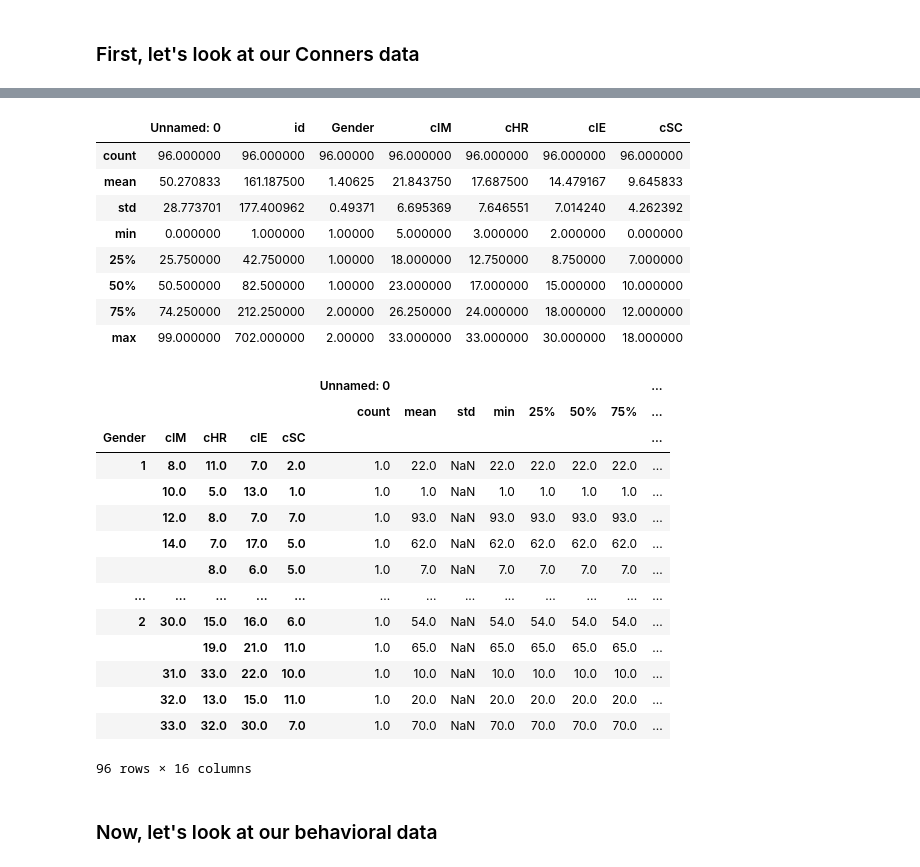
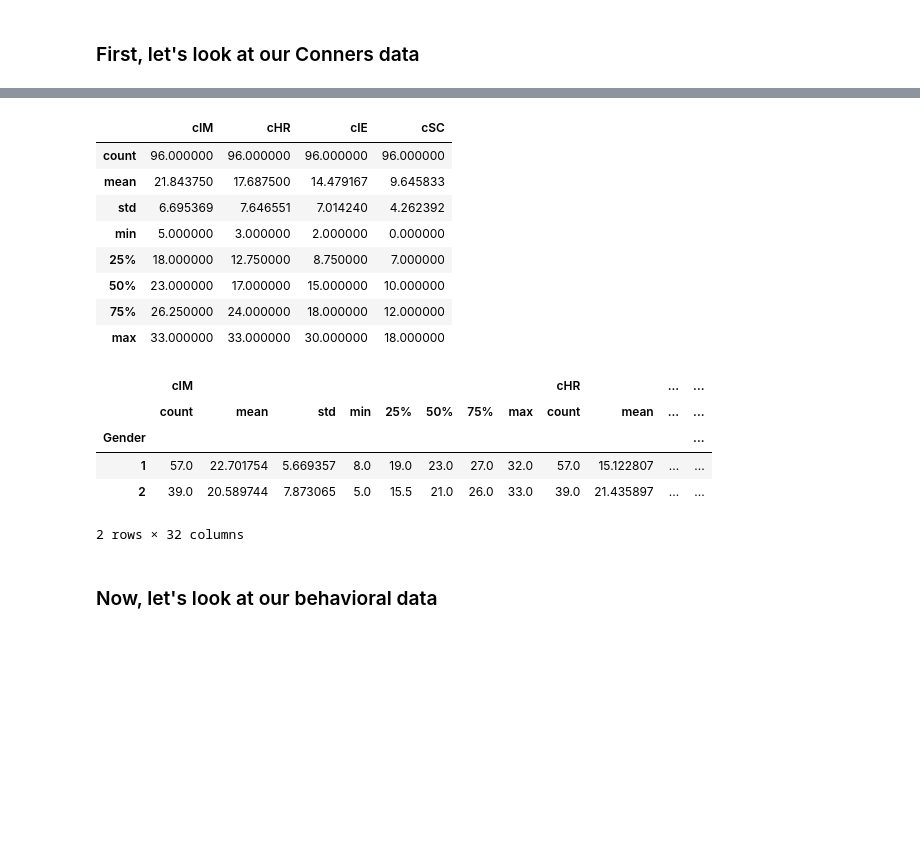
Before and after one commit to brainhack-school2020/ADHDsubtypes_project, a Jupyter notebook: Viz.ipynb, the cells around one changed output, grey strips where cells are left out. Saved outputs shown, nothing was run; the diff lists cells and outputs as text; code cells hidden in the pictures; blank space fills up the shorter version.

```diff
--- a/Viz.ipynb
+++ b/Viz.ipynb
@@ -23,0 +10,7 @@ dtype: object
+# %%
+df_conners = pd.read_csv('Data/df_connors', index_col=[0])
+df_behavioral = pd.read_csv('Data/df_behavioral', index_col=[0])
+df_eeg = pd.read_csv('Data/df_eeg', index_col=[0])
+print(df_conners.dtypes)
+print(df_behavioral.dtypes)
+print(df_eeg.dtypes)
@@ -23,0 +37,10 @@ dtype: object
+# %%
+df_conners['id'] = df_conners['id'].apply(str)
+df_conners['Gender'] = df_conners['Gender'].apply(str)
+df_behavioral['id'] = df_behavioral['id'].apply(str)
+df_behavioral['Gender'] = df_behavioral['Gender'].apply(str)
+df_eeg['id'] = df_eeg['id'].apply(str)
+df_eeg['Gender'] = df_eeg['Gender'].apply(str)
+print(df_conners.dtypes)
+print(df_behavioral.dtypes)
+print(df_eeg.dtypes)
@@ -42,33 +83,25 @@ df_conners
 # %%
 df_conners.describe()
 # %% [output]
-|  | Unnamed: 0 | id | Gender | cIM | cHR | cIE | cSC |
-| count | 96.000000 | 96.000000 | 96.00000 | 96.000000 | 96.000000 | 96.000000 | 96.000000 |
-| mean | 50.270833 | 161.187500 | 1.40625 | 21.843750 | 17.687500 | 14.479167 | 9.645833 |
-| std | 28.773701 | 177.400962 | 0.49371 | 6.695369 | 7.646551 | 7.014240 | 4.262392 |
-| min | 0.000000 | 1.000000 | 1.00000 | 5.000000 | 3.000000 | 2.000000 | 0.000000 |
-| 25% | 25.750000 | 42.750000 | 1.00000 | 18.000000 | 12.750000 | 8.750000 | 7.000000 |
-| 50% | 50.500000 | 82.500000 | 1.00000 | 23.000000 | 17.000000 | 15.000000 | 10.000000 |
-| 75% | 74.250000 | 212.250000 | 2.00000 | 26.250000 | 24.000000 | 18.000000 | 12.000000 |
-| max | 99.000000 | 702.000000 | 2.00000 | 33.000000 | 33.000000 | 30.000000 | 18.000000 |
+|  | cIM | cHR | cIE | cSC |
+| count | 96.000000 | 96.000000 | 96.000000 | 96.000000 |
+| mean | 21.843750 | 17.687500 | 14.479167 | 9.645833 |
+| std | 6.695369 | 7.646551 | 7.014240 | 4.262392 |
+| min | 5.000000 | 3.000000 | 2.000000 | 0.000000 |
+| 25% | 18.000000 | 12.750000 | 8.750000 | 7.000000 |
+| 50% | 23.000000 | 17.000000 | 15.000000 | 10.000000 |
+| 75% | 26.250000 | 24.000000 | 18.000000 | 12.000000 |
+| max | 33.000000 | 33.000000 | 30.000000 | 18.000000 |
 # %%
-df_conners.groupby(['Gender', 'cIM', 'cHR', 'cIE', 'cSC']).describe()
+#df_conners.groupby(['Gender', 'cIM', 'cHR', 'cIE', 'cSC']).describe()
+df_conners.groupby(['Gender']).describe()
 # %% [output]
-|  |  |  |  |  | Unnamed: 0 |  |  |  |  |  |  | ... |
-|  |  |  |  |  | count | mean | std | min | 25% | 50% | 75% | ... |
-| Gender | cIM | cHR | cIE | cSC |  |  |  |  |  |  |  | ... |
-| 1 | 8.0 | 11.0 | 7.0 | 2.0 | 1.0 | 22.0 | NaN | 22.0 | 22.0 | 22.0 | 22.0 | ... |
-|  | 10.0 | 5.0 | 13.0 | 1.0 | 1.0 | 1.0 | NaN | 1.0 | 1.0 | 1.0 | 1.0 | ... |
-|  | 12.0 | 8.0 | 7.0 | 7.0 | 1.0 | 93.0 | NaN | 93.0 | 93.0 | 93.0 | 93.0 | ... |
-|  | 14.0 | 7.0 | 17.0 | 5.0 | 1.0 | 62.0 | NaN | 62.0 | 62.0 | 62.0 | 62.0 | ... |
-|  |  | 8.0 | 6.0 | 5.0 | 1.0 | 7.0 | NaN | 7.0 | 7.0 | 7.0 | 7.0 | ... |
-| ... | ... | ... | ... | ... | ... | ... | ... | ... | ... | ... | ... | ... |
-| 2 | 30.0 | 15.0 | 16.0 | 6.0 | 1.0 | 54.0 | NaN | 54.0 | 54.0 | 54.0 | 54.0 | ... |
-|  |  | 19.0 | 21.0 | 11.0 | 1.0 | 65.0 | NaN | 65.0 | 65.0 | 65.0 | 65.0 | ... |
-|  | 31.0 | 33.0 | 22.0 | 10.0 | 1.0 | 10.0 | NaN | 10.0 | 10.0 | 10.0 | 10.0 | ... |
-|  | 32.0 | 13.0 | 15.0 | 11.0 | 1.0 | 20.0 | NaN | 20.0 | 20.0 | 20.0 | 20.0 | ... |
-|  | 33.0 | 32.0 | 30.0 | 7.0 | 1.0 | 70.0 | NaN | 70.0 | 70.0 | 70.0 | 70.0 | ... |
+|  | cIM |  |  |  |  |  |  |  | cHR |  | ... | ... |
+|  | count | mean | std | min | 25% | 50% | 75% | max | count | mean | ... | ... |
+| Gender |  |  |  |  |  |  |  |  |  |  |  | ... |
+| 1 | 57.0 | 22.701754 | 5.669357 | 8.0 | 19.0 | 23.0 | 27.0 | 32.0 | 57.0 | 15.122807 | ... | ... |
+| 2 | 39.0 | 20.589744 | 7.873065 | 5.0 | 15.5 | 21.0 | 26.0 | 33.0 | 39.0 | 21.435897 | ... | ... |
-96 rows × 16 columns
+2 rows × 32 columns
 # %% [markdown]
 ### Now, let's look at our behavioral data
 # %%
```
Also changed, not shown: parts of 15 cells of this notebook.
